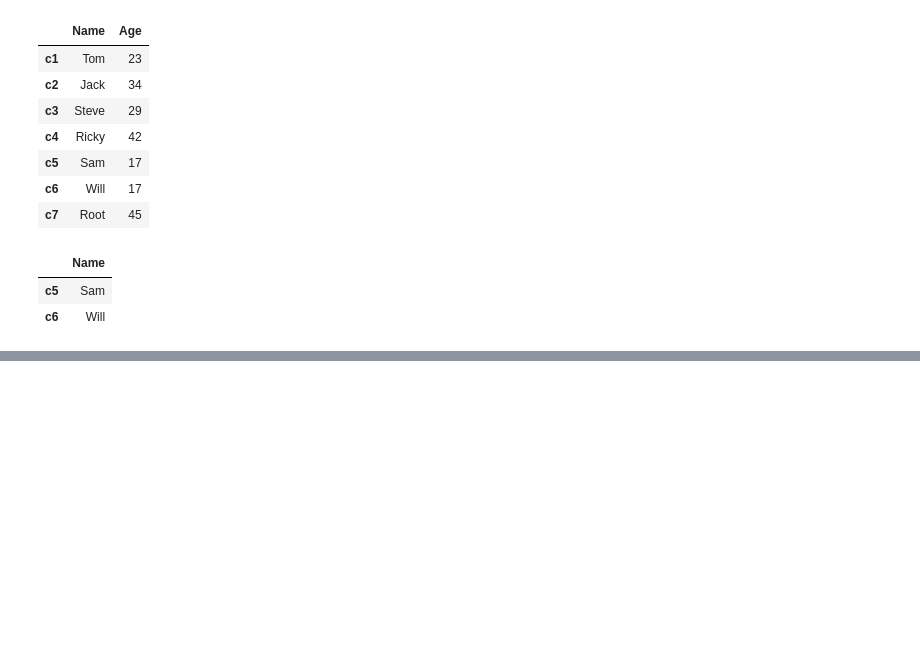
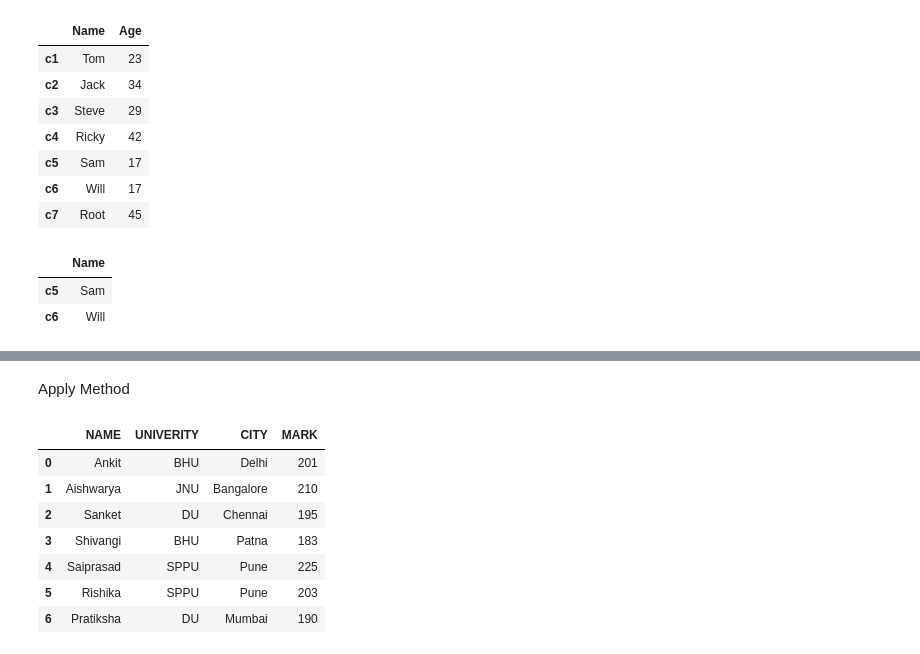
Before and after one commit to hari-r-v/TwiLearn, a Jupyter notebook: LEARNING/pandas.ipynb, the cells around one changed output, grey strips where cells are left out. Saved outputs shown, nothing was run; the diff lists cells and outputs as text; code cells hidden in the pictures; blank space fills up the shorter version.

```diff
--- a/LEARNING/pandas.ipynb
+++ b/LEARNING/pandas.ipynb
@@ -233,0 +323,4 @@ data3[data3['Age'] <= 18][['Name']]
+# %%
+# Creating new columns
+
+df_3['City'] = ['Delhi', 'Bangalore', 'Chennai', 'Patna', 'Pune', 'Pune', 'Mumbai']
@@ -233,0 +336,4 @@ data3[data3['Age'] <= 18][['Name']]
+# %%
+# Rename columns
+
+df_3.columns = ['Name'.upper(), 'Age'.upper(), 'Univerity'.upper(), 'city'.upper()]
@@ -233,0 +362,2 @@ data3[data3['Age'] <= 18][['Name']]
+# %%
+df_3.drop(['AGE'], axis = 1, inplace = True)    # permenent drop
@@ -233,0 +375,2 @@ data3[data3['Age'] <= 18][['Name']]
+# %% [markdown]
+Apply Method
@@ -233,0 +379,13 @@ data3[data3['Age'] <= 18][['Name']]
+# %%
+df_3['Mark'.upper()] = [201, 210, 195, 183, 225, 203, 190]
+# %%
+df_3
+# %% [output]
+|  | NAME | UNIVERITY | CITY | MARK |
+| 0 | Ankit | BHU | Delhi | 201 |
+| 1 | Aishwarya | JNU | Bangalore | 210 |
+| 2 | Sanket | DU | Chennai | 195 |
+| 3 | Shivangi | BHU | Patna | 183 |
+| 4 | Saiprasad | SPPU | Pune | 225 |
+| 5 | Rishika | SPPU | Pune | 203 |
+| 6 | Pratiksha | DU | Mumbai | 190 |
```
Also changed, not shown: parts of 36 cells of this notebook, 2 other files.
